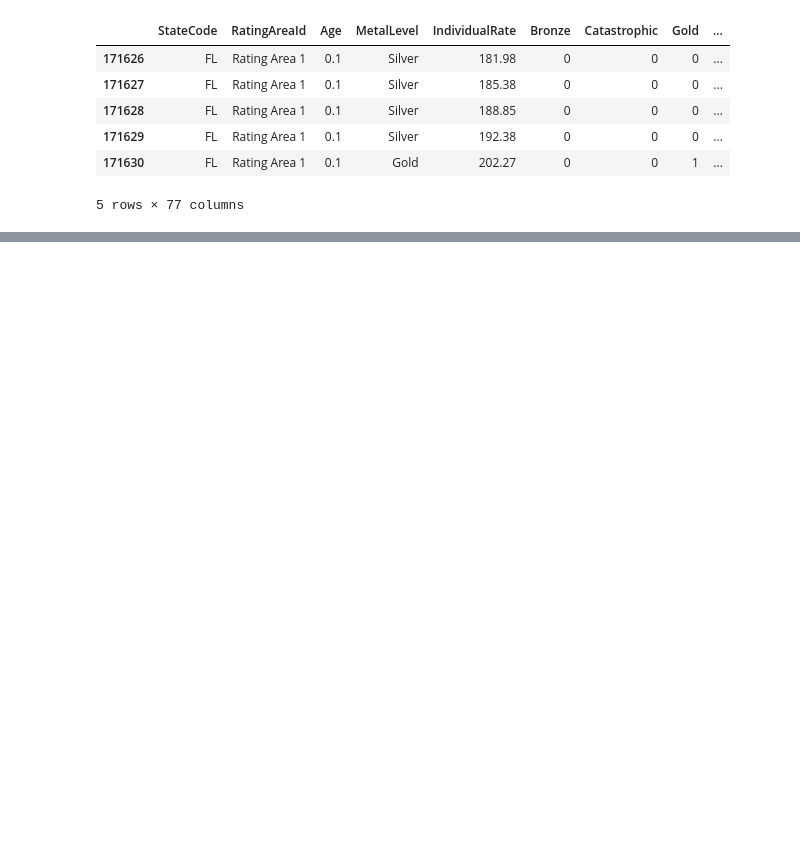
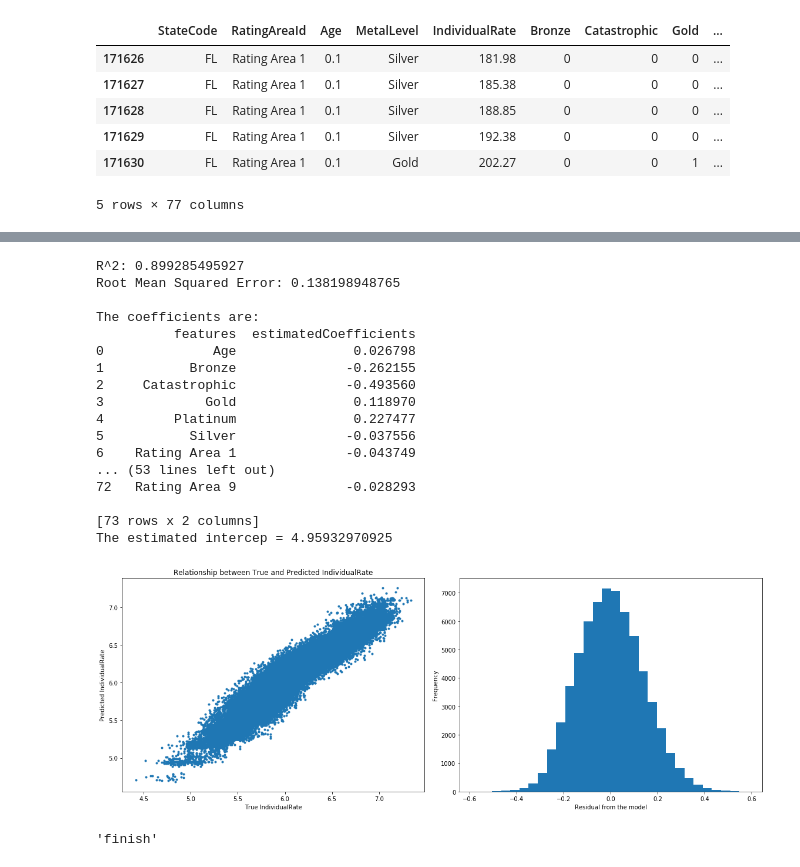
Before and after one commit to linmapitt/Springboard, a Jupyter notebook: CapStone_Project_1/Cap1_ML_FL.ipynb, the cells around one changed output, grey strips where cells are left out. Drawn from its saved outputs; the diff is of its cells as text; code cells hidden in the pictures; blank space fills up the shorter version.

```diff
--- a/CapStone_Project_1/Cap1_ML_FL.ipynb
+++ b/CapStone_Project_1/Cap1_ML_FL.ipynb
@@ -498,0 +383,27 @@ Root Mean Squared Error: 0.435470598625
+# %%
+# This function returns Ridge regression model object
+def ridge_reg():
+    reg = Ridge(alpha=0.0001, normalize=True);
+    return reg
+
+machine_learning_func ( df_FL_2, ridge_reg)
+# %% [output]
+R^2: 0.899285495927
+Root Mean Squared Error: 0.138198948765
+
+The coefficients are:
+          features  estimatedCoefficients
+0              Age               0.026798
+1           Bronze              -0.262155
+2     Catastrophic              -0.493560
+3             Gold               0.118970
+4         Platinum               0.227477
+5           Silver              -0.037556
+6    Rating Area 1              -0.043749
+... (53 lines left out)
+72   Rating Area 9              -0.028293
+
+[73 rows x 2 columns]
+The estimated intercep = 4.95932970925
+[figure, added]
+'finish'
```
Also changed, not shown: parts of 37 cells of this notebook.
